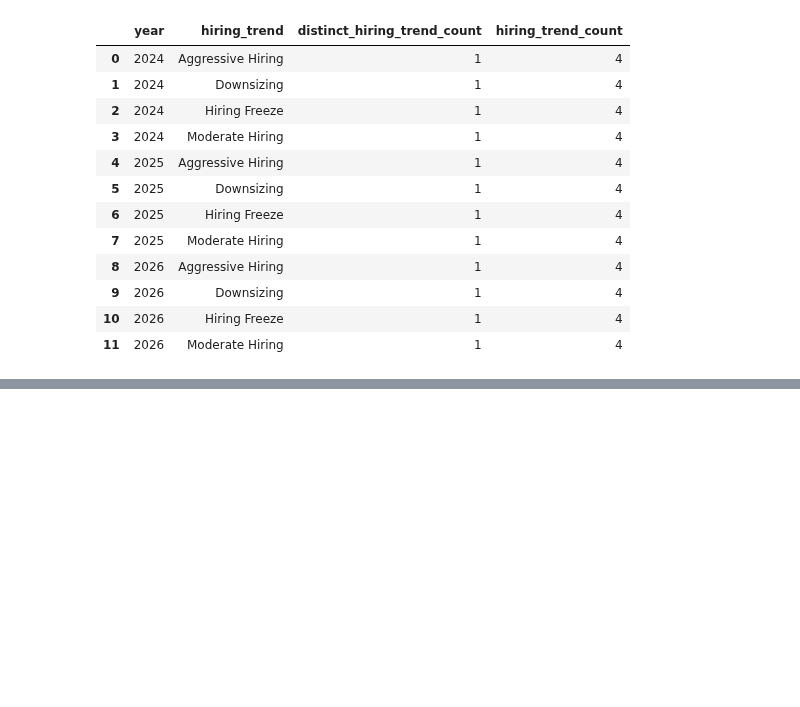
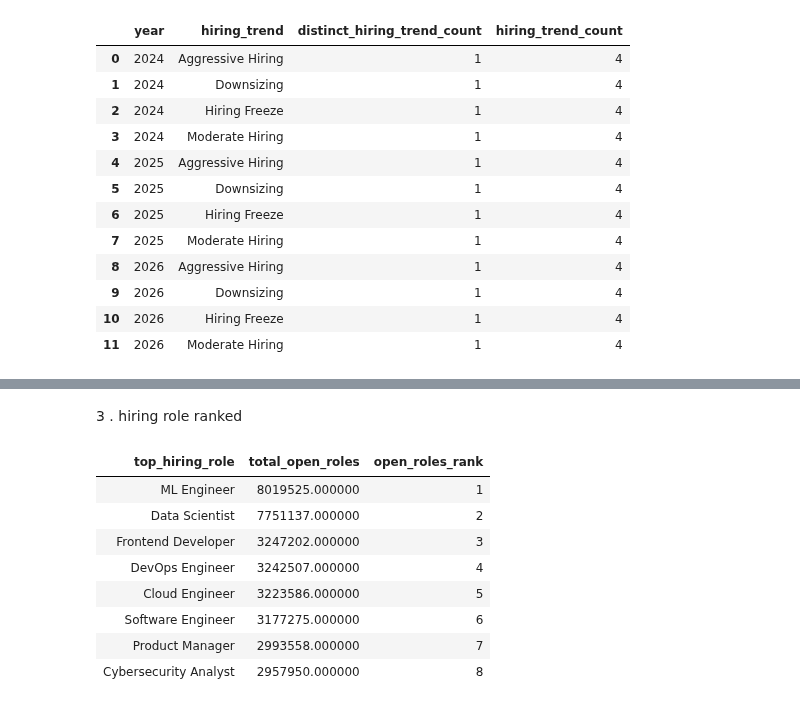
Before and after one commit to Ishasavani1402/Data-Analytics, a Jupyter notebook: tech_layoffs_hiring_trends/EDA.ipynb, the cells around one changed output, grey strips where cells are left out. Saved outputs shown, nothing was run; the diff lists cells and outputs as text; code cells hidden in the pictures; blank space fills up the shorter version.

```diff
--- a/tech_layoffs_hiring_trends/EDA.ipynb
+++ b/tech_layoffs_hiring_trends/EDA.ipynb
@@ -1715,0 +1769,17 @@ count(*) over(partition by year) as hiring_trend_count from clean_dataset group
+# %% [markdown]
+3 . hiring role ranked
+# %%
+hiring_role_rank = pd.read_sql_query(text("""select top_hiring_role , round(sum(open_roles),0) as total_open_roles ,
+                 DENSE_RANK() over (order by round(sum(open_roles),0) DESC) as open_roles_rank from clean_dataset group by top_hiring_role order by total_open_roles desc
+"""), engine)
+display(hiring_role_rank.style.hide(axis="index"))
+# %% [output]
+| top_hiring_role | total_open_roles | open_roles_rank |
+| ML Engineer | 8019525.000000 | 1 |
+| Data Scientist | 7751137.000000 | 2 |
+| Frontend Developer | 3247202.000000 | 3 |
+| DevOps Engineer | 3242507.000000 | 4 |
+| Cloud Engineer | 3223586.000000 | 5 |
+| Software Engineer | 3177275.000000 | 6 |
+| Product Manager | 2993558.000000 | 7 |
+| Cybersecurity Analyst | 2957950.000000 | 8 |
```
Also changed, not shown: parts of 5 cells of this notebook, 1 other file.
